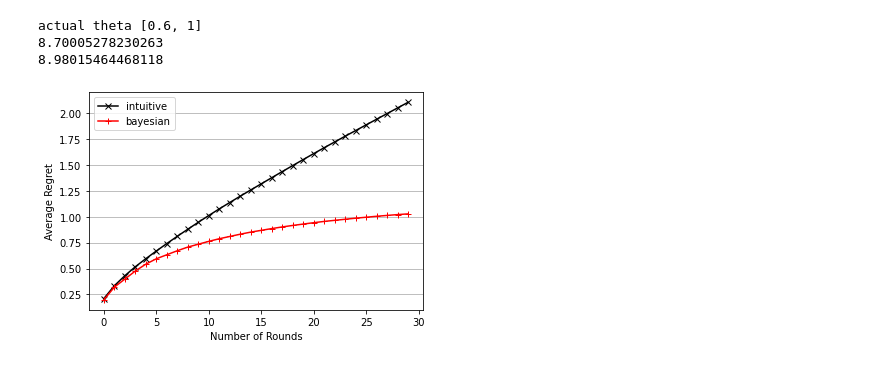
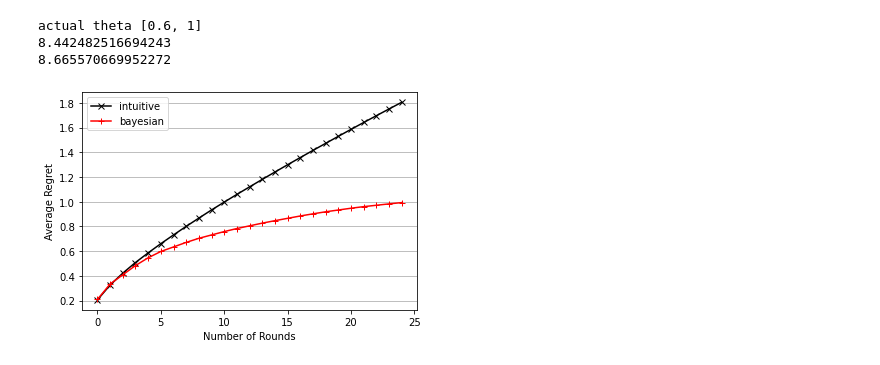
Before and after one commit to rhfeiyang/si140-project, a Jupyter notebook: part2.ipynb, the cells around one changed output. Cells and saved outputs as stored; diff of their text form; code cells hidden in the pictures.

```diff
--- a/part2.ipynb
+++ b/part2.ipynb
@@ -5,15 +5,15 @@ import matplotlib.pyplot as plt
 import cython.parallel as parallel
 # %%
 gamma=0.9
-actual_theta = [0.6, 1 ]
-N = 30
+actual_theta = [0.6, 1]
+N = 25
 arms = [1,2]
 actual_best = 2
 
 intuitive_regret = np.zeros(N)
 bayesian_regret = np.zeros(N)
 
-test_round = 60
+test_round = 50
 # EstimatedReward1 = [[0 for i in range(test_round)] for j in range(test_round)]
 # EstimatedReward2 = [[0 for i in range(test_round)] for j in range(test_round)]
 R_result=[[[[-1 for j4 in range(test_round)] for j3 in range(test_round)] for j2 in range(test_round)] for j1 in range(test_round)]
@@ -56,5 +90,5 @@ def R2(a1, b1, a2, b2):
 # %%
-def Part2_intuitive(N,arms):
+def Part2(N,arms):
     #initialize:
 
     # I_t = -1
@@ -78,7 +112,7 @@ def Part2_intuitive(N,arms):
             current_regret[t] = actual_theta[actual_best-1] - actual_theta[I_t]
         else:
             current_regret[t] = current_regret[t-1] + actual_theta[actual_best-1] - actual_theta[I_t]
-        # print(I_t,t)
+        # print(I_t)
         r = reward_part2(I_t,t)
         total_reward+=r
         count[I_t] +=1
@@ -95,7 +129,7 @@ def Part2_intuitive(N,arms):
     intuitive_regret += current_regret
     return total_reward
 # %%
-def R_part2_optimal(N):
+def R_part2(N):
     total_reward = 0.0
     a = [1,1]
     b = [1,1]
@@ -123,30 +159,28 @@ R(1,1,1,1)
 times=2000
 # %%
-result1 = 0
-result2 = 0
-for n in parallel.prange(times, nogil=True):
-    result1 += Part2_intuitive(N,arms)
+for n in parallel.prange(times):
+    result1 += Part2(N,arms)
 
-    r2=R_part2_optimal(N)
+    r2=R_part2(N)
     result2 += r2
     # print(r2)
 print("actual theta",actual_theta)
 print(result1/times)
 print(result2/times)
 
 bayesian_regret /= times
 intuitive_regret /= times
 
 spacing = 1
-plt.plot(range(0, N)[::spacing], intuitive_regret[::spacing], label='intuitive', color='black', marker='x')
-plt.plot(range(0, N)[::spacing], bayesian_regret[::spacing], label='bayesian', color='red', marker='+')
+plt.plot(range(0, 25)[::spacing], intuitive_regret[::spacing], label='intuitive', color='black', marker='x')
+plt.plot(range(0, 25)[::spacing], bayesian_regret[::spacing], label='bayesian', color='red', marker='+')
 plt.legend()
 plt.grid(True, axis='y')
 plt.xlabel('Number of Rounds')
 plt.ylabel('Average Regret')
 plt.show()
 # %% [output]
 actual theta [0.6, 1]
-8.70005278230263
-8.98015464468118
+8.442482516694243
+8.665570669952272
-[figure, old version]
+[figure, new version]
```
Also changed, not shown: parts of 3 cells of this notebook.
